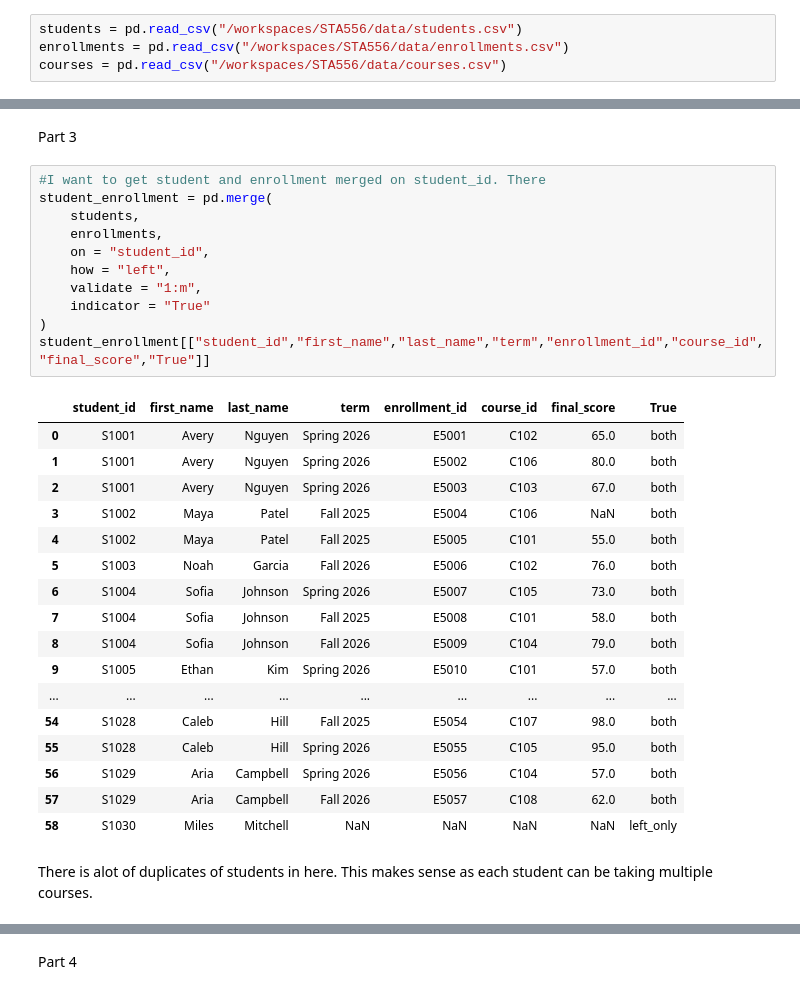
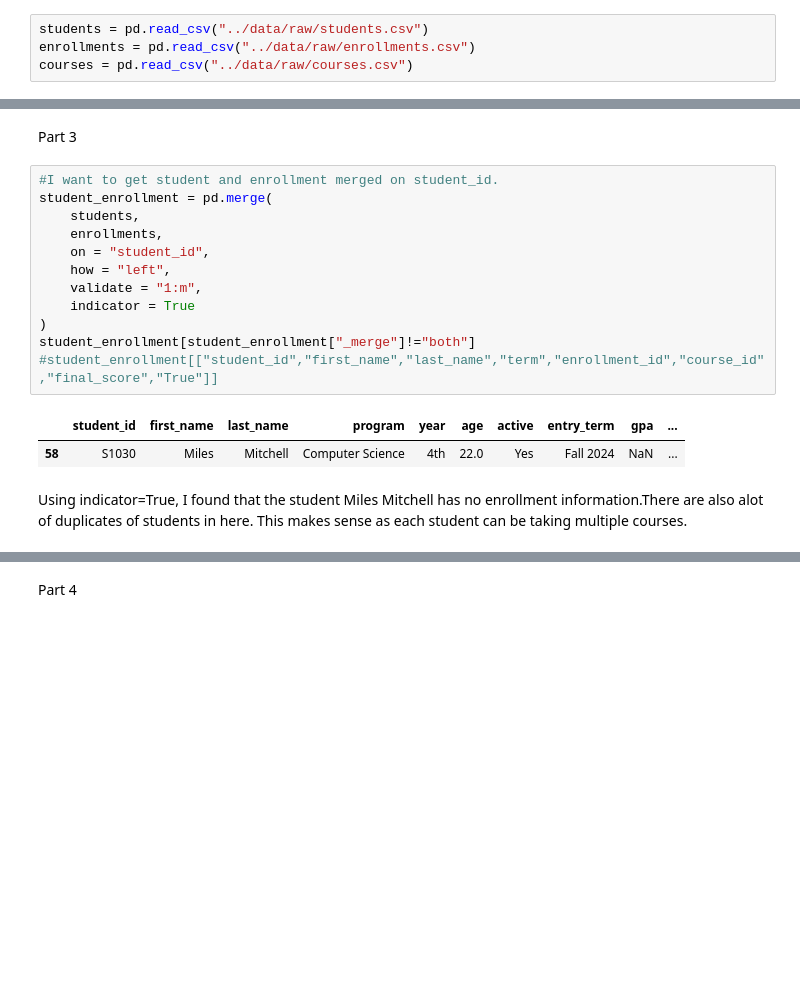
Before and after one commit to lukelowe19/STA556, a Jupyter notebook: notebooks/homework_1.ipynb, the cells around one changed output, grey strips where cells are left out. Cells and saved outputs as stored; diff of their text form; blank space fills up the shorter version.

Commit message:
Added Processed Data

```diff
--- a/notebooks/homework_1.ipynb
+++ b/notebooks/homework_1.ipynb
@@ -4,9 +4,9 @@ import numpy as np
 # %% [markdown]
 Part 1:
 # %%
-students = pd.read_csv("/workspaces/STA556/data/students.csv")
-enrollments = pd.read_csv("/workspaces/STA556/data/enrollments.csv")
-courses = pd.read_csv("/workspaces/STA556/data/courses.csv")
+students = pd.read_csv("../data/raw/students.csv")
+enrollments = pd.read_csv("../data/raw/enrollments.csv")
+courses = pd.read_csv("../data/raw/courses.csv")
 # %%
 print(students.shape)
 print(students.columns)
@@ -150,36 +133,22 @@ I just wanted to see how many students overall had a high gpa, and so I used lis
 # %% [markdown]
 Part 3
 # %%
-#I want to get student and enrollment merged on student_id. There
+#I want to get student and enrollment merged on student_id.
 student_enrollment = pd.merge(
     students,
     enrollments,
     on = "student_id",
     how = "left",
     validate = "1:m",
-    indicator = "True"
+    indicator = True
 )
-student_enrollment[["student_id","first_name","last_name","term","enrollment_id","course_id","final_score","True"]]
+student_enrollment[student_enrollment["_merge"]!="both"]
+#student_enrollment[["student_id","first_name","last_name","term","enrollment_id","course_id","final_score","True"]]
 # %% [output]
-|  | student_id | first_name | last_name | term | enrollment_id | course_id | final_score | True |
-| 0 | S1001 | Avery | Nguyen | Spring 2026 | E5001 | C102 | 65.0 | both |
-| 1 | S1001 | Avery | Nguyen | Spring 2026 | E5002 | C106 | 80.0 | both |
-| 2 | S1001 | Avery | Nguyen | Spring 2026 | E5003 | C103 | 67.0 | both |
-| 3 | S1002 | Maya | Patel | Fall 2025 | E5004 | C106 | NaN | both |
-| 4 | S1002 | Maya | Patel | Fall 2025 | E5005 | C101 | 55.0 | both |
-| 5 | S1003 | Noah | Garcia | Fall 2026 | E5006 | C102 | 76.0 | both |
-| 6 | S1004 | Sofia | Johnson | Spring 2026 | E5007 | C105 | 73.0 | both |
-| 7 | S1004 | Sofia | Johnson | Fall 2025 | E5008 | C101 | 58.0 | both |
-| 8 | S1004 | Sofia | Johnson | Fall 2026 | E5009 | C104 | 79.0 | both |
-| 9 | S1005 | Ethan | Kim | Spring 2026 | E5010 | C101 | 57.0 | both |
-| ... | ... | ... | ... | ... | ... | ... | ... | ... |
-| 54 | S1028 | Caleb | Hill | Fall 2025 | E5054 | C107 | 98.0 | both |
-| 55 | S1028 | Caleb | Hill | Spring 2026 | E5055 | C105 | 95.0 | both |
-| 56 | S1029 | Aria | Campbell | Spring 2026 | E5056 | C104 | 57.0 | both |
-| 57 | S1029 | Aria | Campbell | Fall 2026 | E5057 | C108 | 62.0 | both |
-| 58 | S1030 | Miles | Mitchell | NaN | NaN | NaN | NaN | left_only |
+|  | student_id | first_name | last_name | program | year | age | active | entry_term | gpa | ... |
+| 58 | S1030 | Miles | Mitchell | Computer Science | 4th | 22.0 | Yes | Fall 2024 | NaN | ... |
 # %% [markdown]
-There is alot of duplicates of students in here. This makes sense as each student can be taking multiple courses.
+Using indicator=True, I found that the student Miles Mitchell has no enrollment information.There are also alot of duplicates of students in here. This makes sense as each student can be taking multiple courses.
 # %%
 
 student_enrollment_courses = pd.merge(
```
Also changed, not shown: parts of 10 cells of this notebook, 3 other files.
